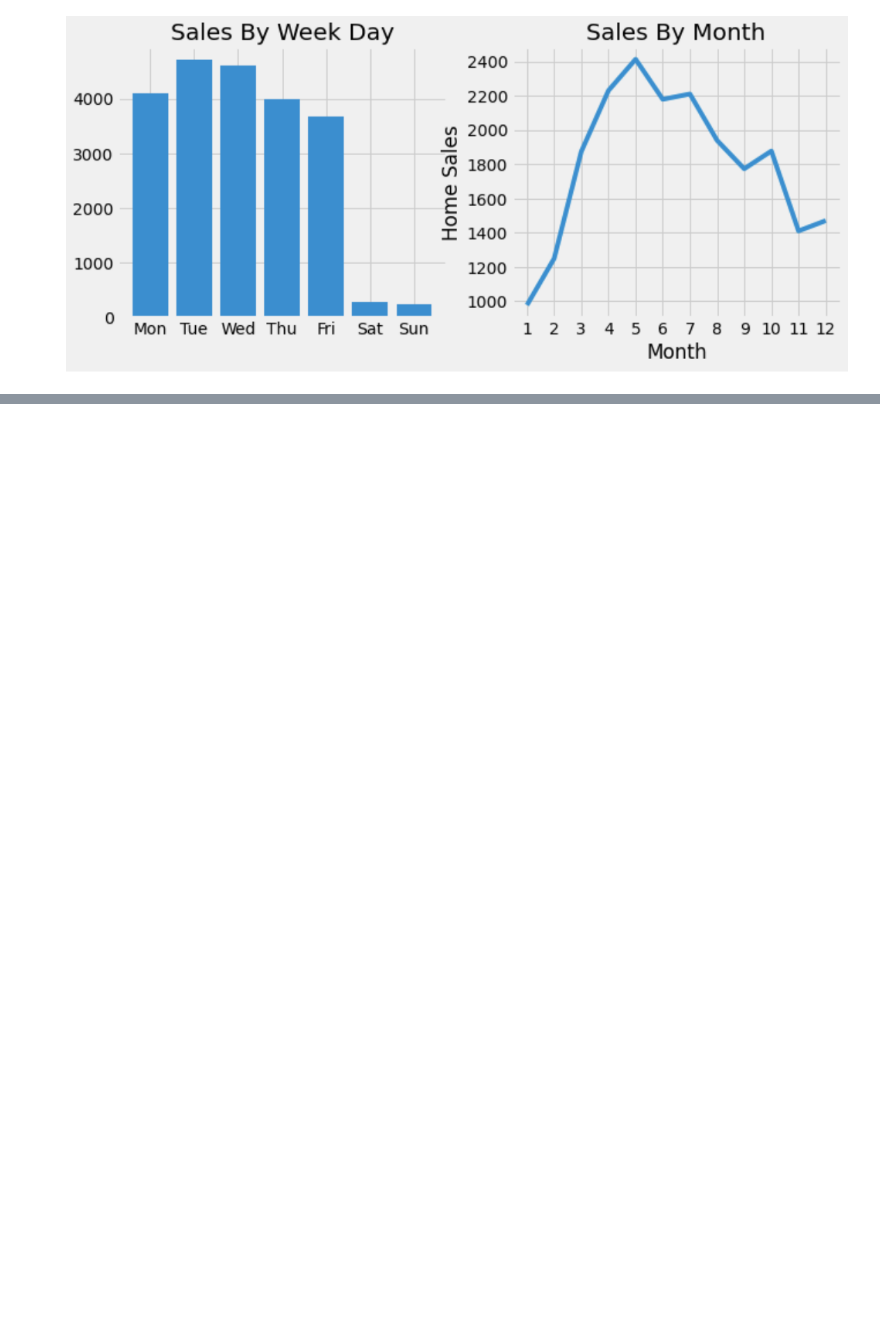
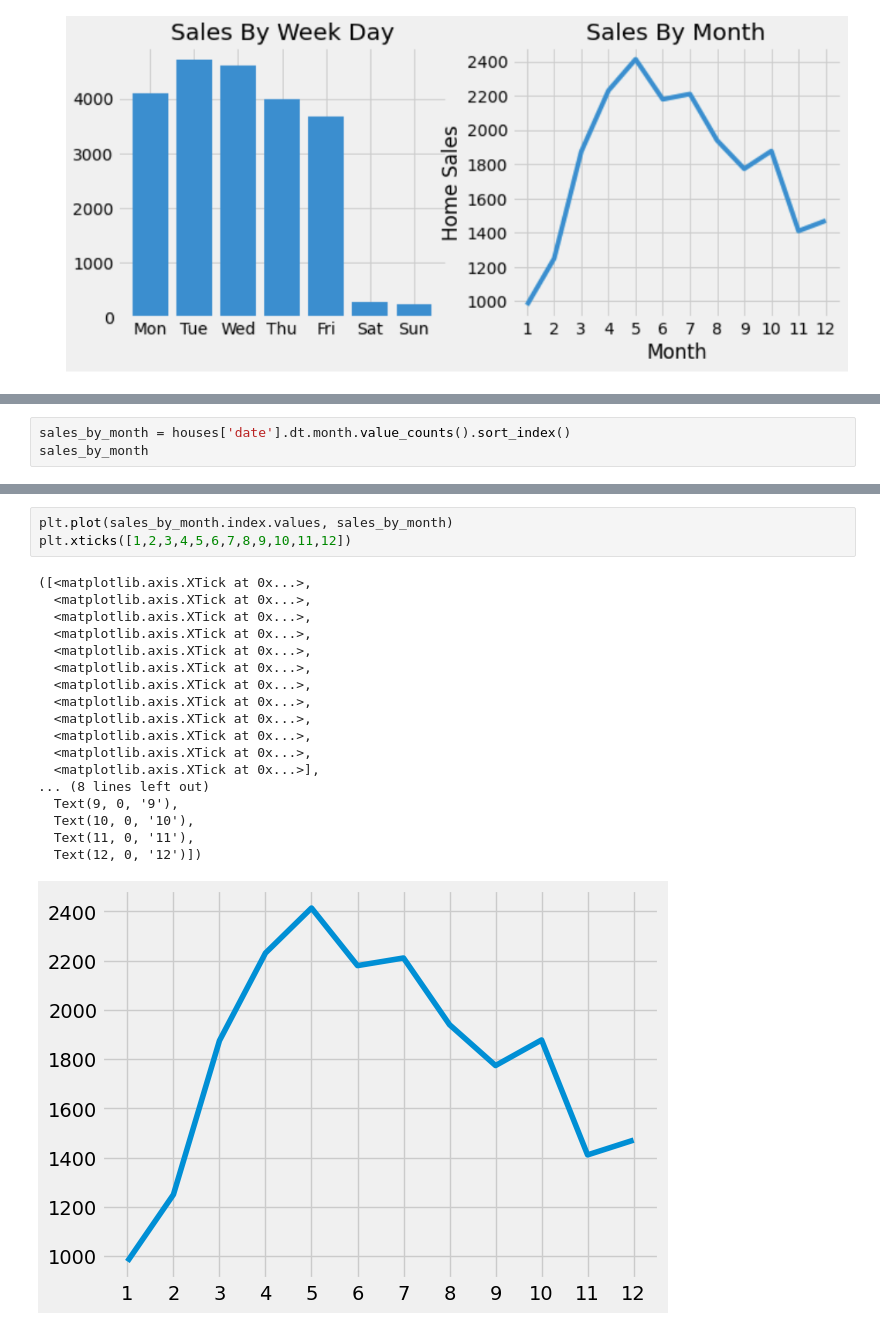
Before and after one commit to harshitgupta240197/Python, a Jupyter notebook: Matplotlib/Exercises/EXERCISE_11_Matplotlib.ipynb, the cells around one changed output, grey strips where cells are left out. Drawn from its saved outputs; the diff is of its cells as text; blank space fills up the shorter version.

```diff
--- a/Matplotlib/Exercises/EXERCISE_11_Matplotlib.ipynb
+++ b/Matplotlib/Exercises/EXERCISE_11_Matplotlib.ipynb
@@ -155,0 +221,3 @@ Recreate the figure seen in this image:
+# %%
+sales_by_month = houses['date'].dt.month.value_counts().sort_index()
+sales_by_month
@@ -155,0 +239,22 @@ Recreate the figure seen in this image:
+# %%
+plt.plot(sales_by_month.index.values, sales_by_month)
+plt.xticks([1,2,3,4,5,6,7,8,9,10,11,12])
+# %% [output]
+([<matplotlib.axis.XTick at 0x...>,
+  <matplotlib.axis.XTick at 0x...>,
+  <matplotlib.axis.XTick at 0x...>,
+  <matplotlib.axis.XTick at 0x...>,
+  <matplotlib.axis.XTick at 0x...>,
+  <matplotlib.axis.XTick at 0x...>,
+  <matplotlib.axis.XTick at 0x...>,
+  <matplotlib.axis.XTick at 0x...>,
+  <matplotlib.axis.XTick at 0x...>,
+  <matplotlib.axis.XTick at 0x...>,
+  <matplotlib.axis.XTick at 0x...>,
+  <matplotlib.axis.XTick at 0x...>],
+... (8 lines left out)
+  Text(9, 0, '9'),
+  Text(10, 0, '10'),
+  Text(11, 0, '11'),
+  Text(12, 0, '12')])
+[figure, added]
```
Also changed, not shown: parts of 8 cells of this notebook.
